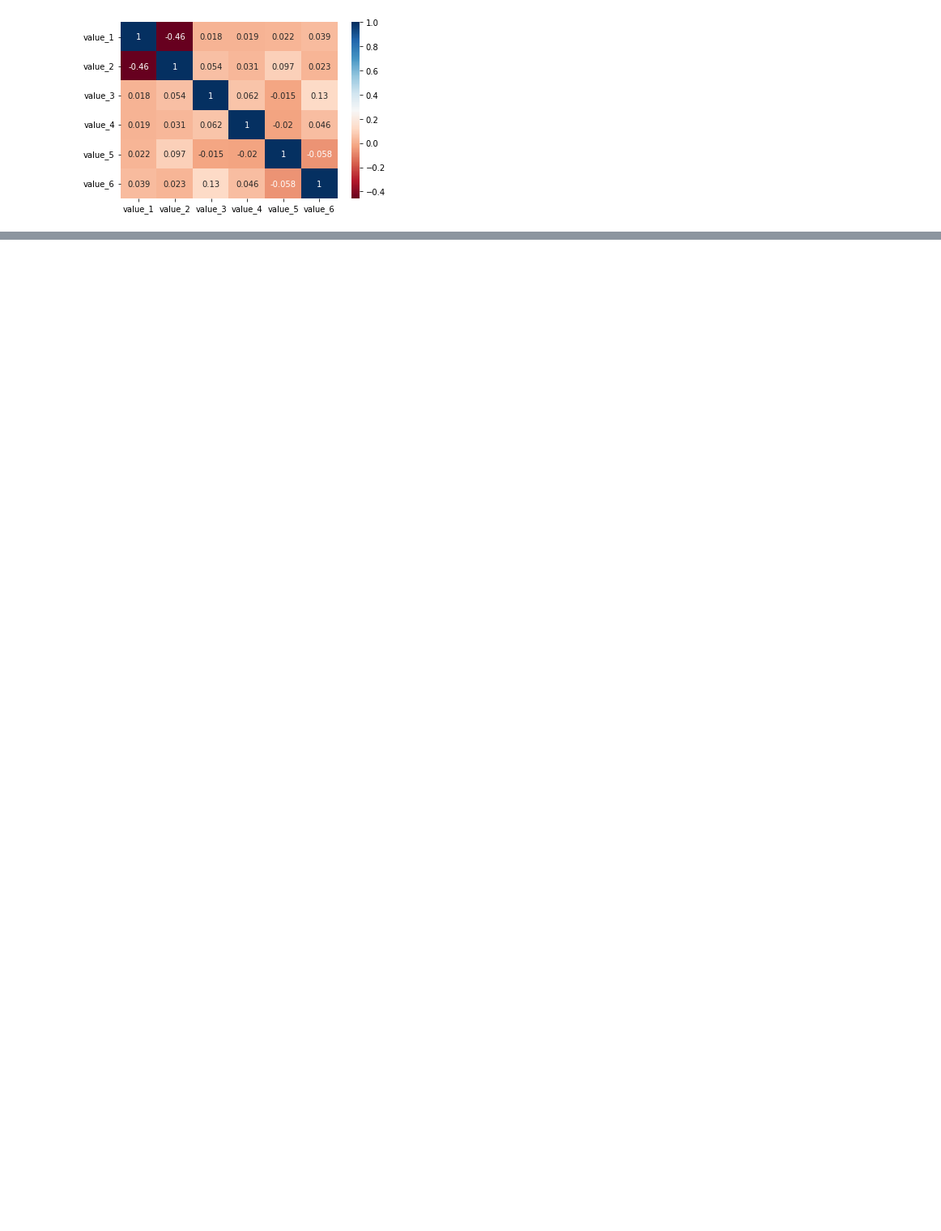
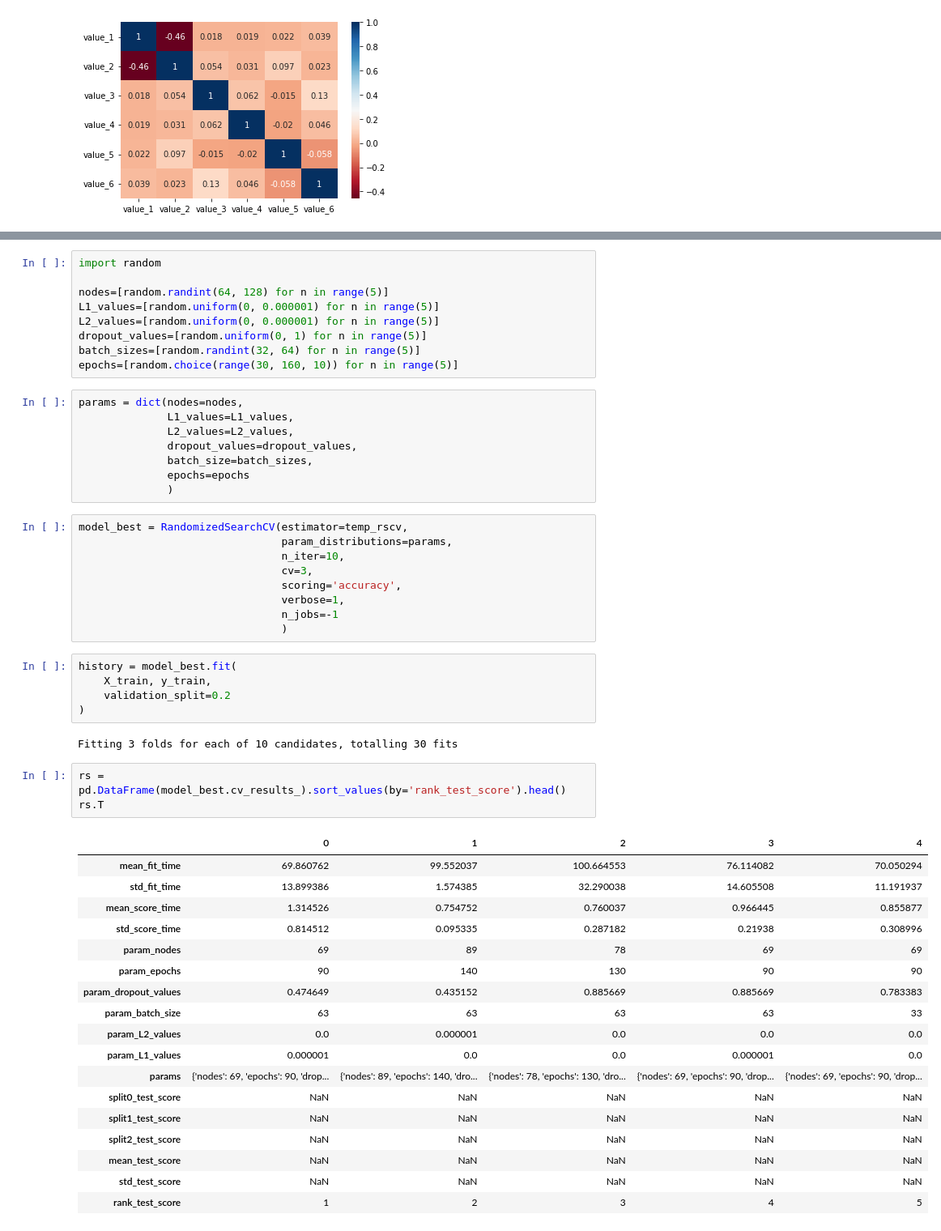
Before and after one commit to JJay1010/K-software_-, a Jupyter notebook: SuminLee/Project4/Project4.ipynb, the cells around one changed output, grey strips where cells are left out. Shown at 81% size. Cells and saved outputs as stored; diff of their text form; blank space fills up the shorter version.

```diff
--- a/SuminLee/Project4/Project4.ipynb
+++ b/SuminLee/Project4/Project4.ipynb
@@ -500,0 +730,55 @@ plt.show()
+# %%
+import random
+
+nodes=[random.randint(64, 128) for n in range(5)]
+L1_values=[random.uniform(0, 0.000001) for n in range(5)]
+L2_values=[random.uniform(0, 0.000001) for n in range(5)]
+dropout_values=[random.uniform(0, 1) for n in range(5)]
+batch_sizes=[random.randint(32, 64) for n in range(5)]
+epochs=[random.choice(range(30, 160, 10)) for n in range(5)]
+# %%
+params = dict(nodes=nodes,
+              L1_values=L1_values,
+              L2_values=L2_values,
+              dropout_values=dropout_values,
+              batch_size=batch_sizes,
+              epochs=epochs
+              )
+# %%
+model_best = RandomizedSearchCV(estimator=temp_rscv,
+                                param_distributions=params,
+                                n_iter=10,
+                                cv=3,
+                                scoring='accuracy',
+                                verbose=1,
+                                n_jobs=-1
+                                )
+# %%
+history = model_best.fit(
+    X_train, y_train,
+    validation_split=0.2
+)
+# %% [output]
+Fitting 3 folds for each of 10 candidates, totalling 30 fits
+# %%
+rs = pd.DataFrame(model_best.cv_results_).sort_values(by='rank_test_score').head()
+rs.T
+# %% [output]
+|  | 0 | 1 | 2 | 3 | 4 |
+| mean_fit_time | 69.860762 | 99.552037 | 100.664553 | 76.114082 | 70.050294 |
+| std_fit_time | 13.899386 | 1.574385 | 32.290038 | 14.605508 | 11.191937 |
+| mean_score_time | 1.314526 | 0.754752 | 0.760037 | 0.966445 | 0.855877 |
+| std_score_time | 0.814512 | 0.095335 | 0.287182 | 0.21938 | 0.308996 |
+| param_nodes | 69 | 89 | 78 | 69 | 69 |
+| param_epochs | 90 | 140 | 130 | 90 | 90 |
+| param_dropout_values | 0.474649 | 0.435152 | 0.885669 | 0.885669 | 0.783383 |
+| param_batch_size | 63 | 63 | 63 | 63 | 33 |
+| param_L2_values | 0.0 | 0.000001 | 0.0 | 0.0 | 0.0 |
+| param_L1_values | 0.000001 | 0.0 | 0.0 | 0.000001 | 0.0 |
+| params | {'nodes': 69, 'epochs': 90, 'drop... | {'nodes': 89, 'epochs': 140, 'dro... | {'nodes': 78, 'epochs': 130, 'dro... | {'nodes': 69, 'epochs': 90, 'drop... | {'nodes': 69, 'epochs': 90, 'drop... |
+| split0_test_score | NaN | NaN | NaN | NaN | NaN |
+| split1_test_score | NaN | NaN | NaN | NaN | NaN |
+| split2_test_score | NaN | NaN | NaN | NaN | NaN |
+| mean_test_score | NaN | NaN | NaN | NaN | NaN |
+| std_test_score | NaN | NaN | NaN | NaN | NaN |
+| rank_test_score | 1 | 2 | 3 | 4 | 5 |
```
Also changed, not shown: parts of 28 cells of this notebook.
